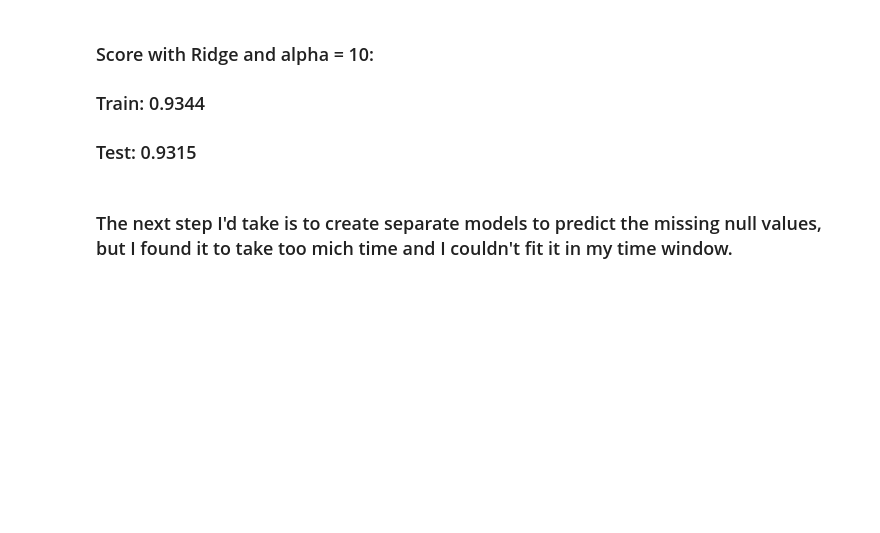
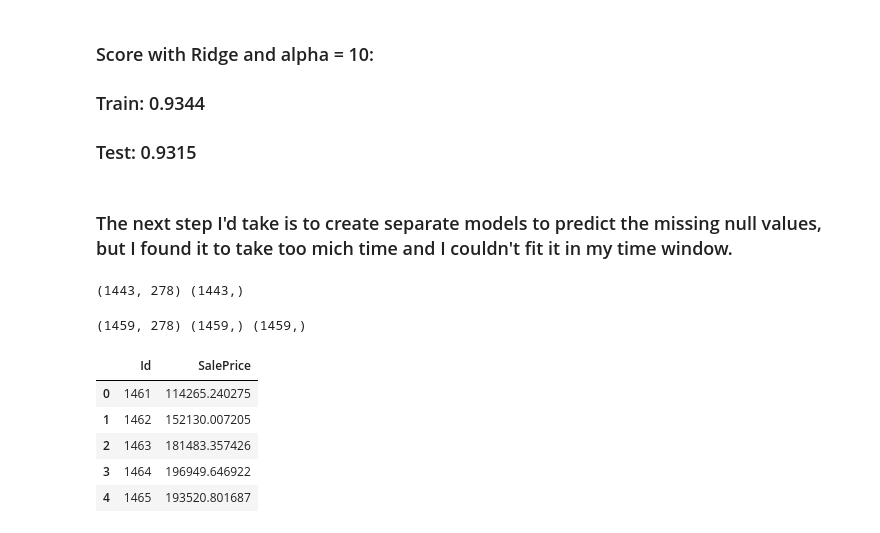
Before and after one commit to angelinn/fmi-machinelearning-tasks, a Jupyter notebook: task0/Homework 0.ipynb, the cells around one changed output. Cells and saved outputs as stored; diff of their text form; code cells hidden in the pictures; blank space fills up the shorter version.

Commit message:
Add kaggle submission code.

```diff
--- a/task0/Homework 0.ipynb
+++ b/task0/Homework 0.ipynb
@@ -327,0 +356,50 @@ plt.show()
+# %%
+# Model submission
+train = pd.read_csv('data/train.csv', index_col=['Id'])
+test = pd.read_csv('data/test.csv', index_col=['Id'])
+
+def pipeline_data(data):
+    data = create_features(data)
+    _numeric = data[numeric_columns].fillna(0)
+    _categorical = data[categorical_columns].fillna("")
+    _encoded = encode_categorical(_categorical, categorical_columns, encoders)
+    _one_hot_encoded = one_hot_encoder.transform(_encoded)
+    _merged = pd.np.concatenate([_one_hot_encoded.todense(), _numeric], axis=1)
+    return _merged
+# %%
+train = clear_outliers(train)
+
+full_x = pipeline_data(train)
+full_y = train['SalePrice']
+
+# Fix test set missing data problems
+test['MSZoning'].fillna('RL', inplace=True)
+test['Utilities'].fillna('AllPub', inplace=True)
+test['Exterior1st'].fillna('VinylSd', inplace=True)
+test['Exterior2nd'].fillna('VinylSd', inplace=True)
+test['KitchenQual'].fillna('TA', inplace=True)
+test['Functional'].fillna('Typ', inplace=True)
+test['SaleType'].fillna('WD', inplace=True)
+
+test_set = pipeline_data(test)
+
+print (full_x.shape, full_y.shape)
+# %% [output]
+(1443, 278) (1443,)
+# %%
+ridge = Ridge(alpha=10).fit(full_x, pd.np.log10(full_y))
+predictions = 10**ridge.predict(test_set)
+print(test_set.shape, test.index.shape, predictions.shape)
+# %% [output]
+(1459, 278) (1459,) (1459,)
+# %%
+predictions_df = pd.DataFrame({"Id":test.index, "SalePrice":predictions})
+predictions_df.to_csv("submit_me.csv", index=False)
+predictions_df.head()
+# %% [output]
+|  | Id | SalePrice |
+| 0 | 1461 | 114265.240275 |
+| 1 | 1462 | 152130.007205 |
+| 2 | 1463 | 181483.357426 |
+| 3 | 1464 | 196949.646922 |
+| 4 | 1465 | 193520.801687 |
```
Also changed, not shown: parts of 2 cells of this notebook.
